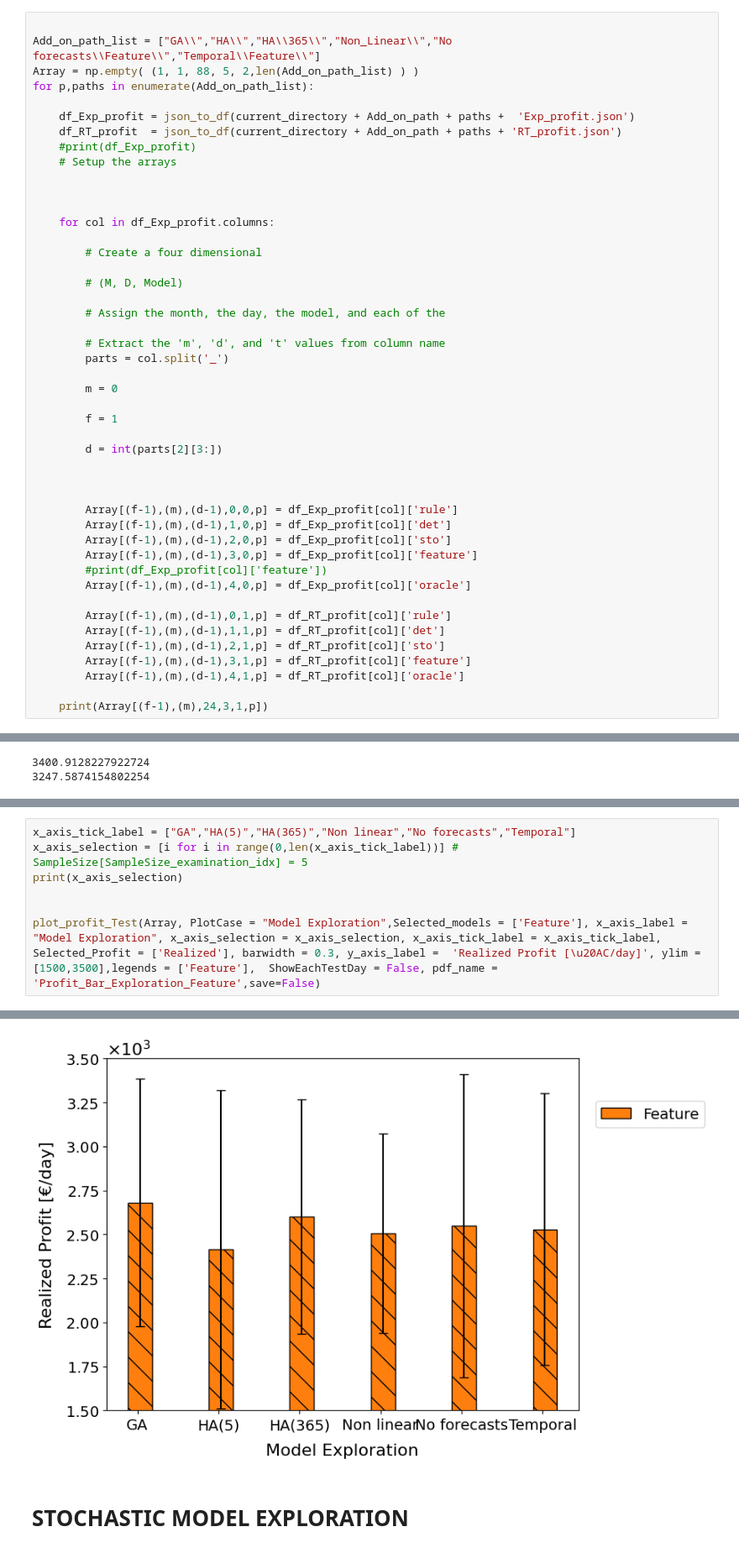
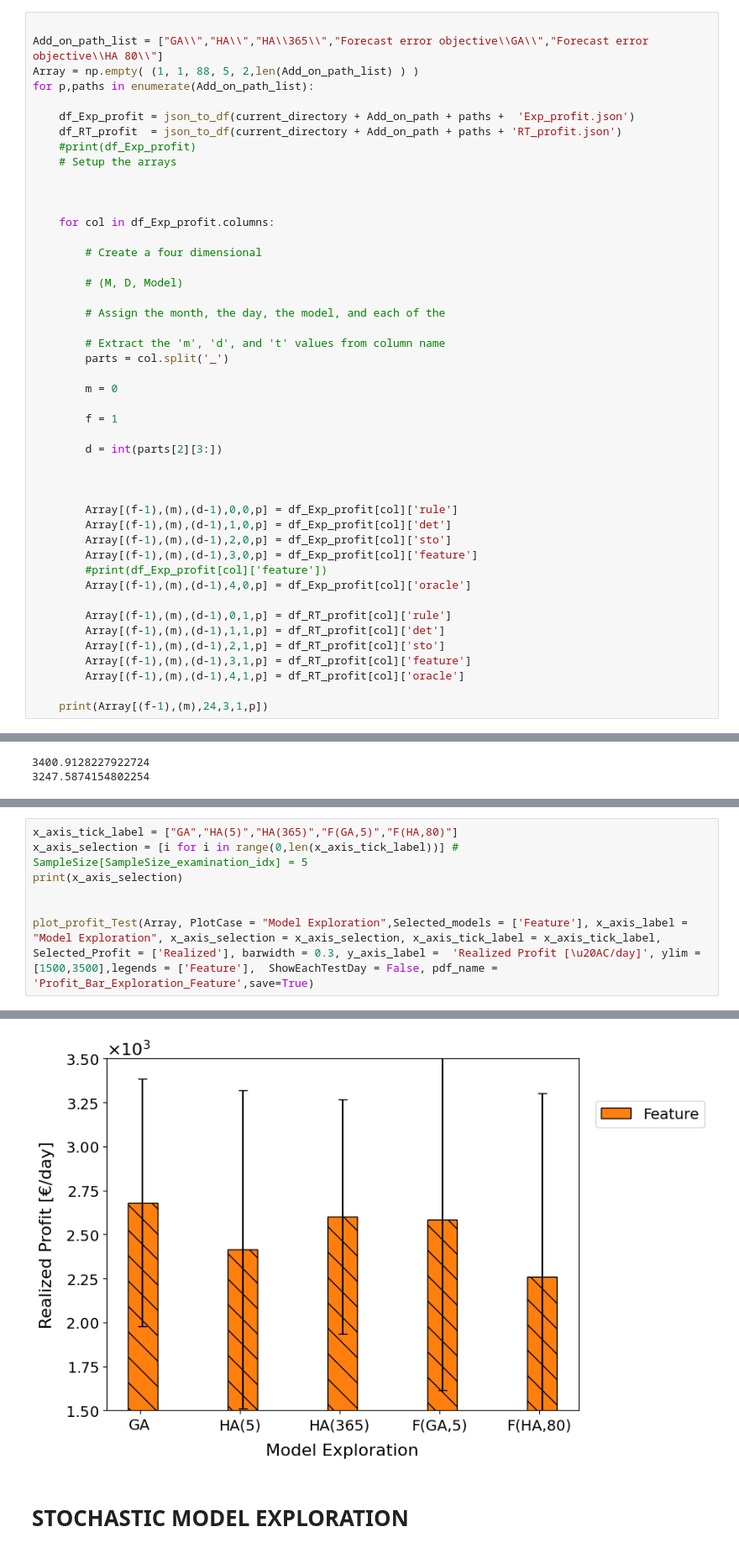
Before and after one commit to junesooshin/lightenup, a Jupyter notebook: Model and Result Examination/Results - Model Exploration.ipynb, the cells around one changed output, grey strips where cells are left out. Shown at 84% size. Cells and saved outputs as stored; diff of their text form.

```diff
--- a/Model and Result Examination/Results - Model Exploration.ipynb
+++ b/Model and Result Examination/Results - Model Exploration.ipynb
@@ -24,7 +24,7 @@ current_directory = os.getcwd()  # Jupyter file take the current directory as wh
 # Combine different results
 # %%
 
-Add_on_path_list = ["GA\\","HA\\","HA\\365\\","Non_Linear\\","No forecasts\\Feature\\","Temporal\\Feature\\"]
+Add_on_path_list = ["GA\\","HA\\","HA\\365\\","Forecast error objective\\GA\\","Forecast error objective\\HA 80\\"]
 Array = np.empty( (1, 1, 88, 5, 2,len(Add_on_path_list) ) )
 for p,paths in enumerate(Add_on_path_list):
 
@@ -88,8 +87,8 @@ print(np.shape(Array))
 # %%
-x_axis_tick_label = ["GA","HA(5)","HA(365)","Non linear","No forecasts","Temporal"]
+x_axis_tick_label = ["GA","HA(5)","HA(365)","F(GA,5)","F(HA,80)"]
 x_axis_selection = [i for i in range(0,len(x_axis_tick_label))] # SampleSize[SampleSize_examination_idx] = 5
 print(x_axis_selection)
 
 
-plot_profit_Test(Array, PlotCase = "Model Exploration",Selected_models = ['Feature'], x_axis_label = "Model Exploration", x_axis_selection = x_axis_selection, x_axis_tick_label = x_axis_tick_label, Selected_Profit = ['Realized'], barwidth = 0.3, y_axis_label =  'Realized Profit [\u20AC/day]', ylim = [1500,3500],legends = ['Feature'],  ShowEachTestDay = False, pdf_name = 'Profit_Bar_Exploration_Feature',save=False)
+plot_profit_Test(Array, PlotCase = "Model Exploration",Selected_models = ['Feature'], x_axis_label = "Model Exploration", x_axis_selection = x_axis_selection, x_axis_tick_label = x_axis_tick_label, Selected_Profit = ['Realized'], barwidth = 0.3, y_axis_label =  'Realized Profit [\u20AC/day]', ylim = [1500,3500],legends = ['Feature'],  ShowEachTestDay = False, pdf_name = 'Profit_Bar_Exploration_Feature',save=True)
 # %% [output]
@@ -97,4 +96,4 @@ plot_profit_Test(Array, PlotCase = "Model Exploration",Selected_models = ['Featu
-[figure, old version]
+[figure, new version]
 # %% [markdown]
 # STOCHASTIC MODEL EXPLORATION
 # %%
```
Also changed, not shown: parts of 9 cells of this notebook, 16 other files.
